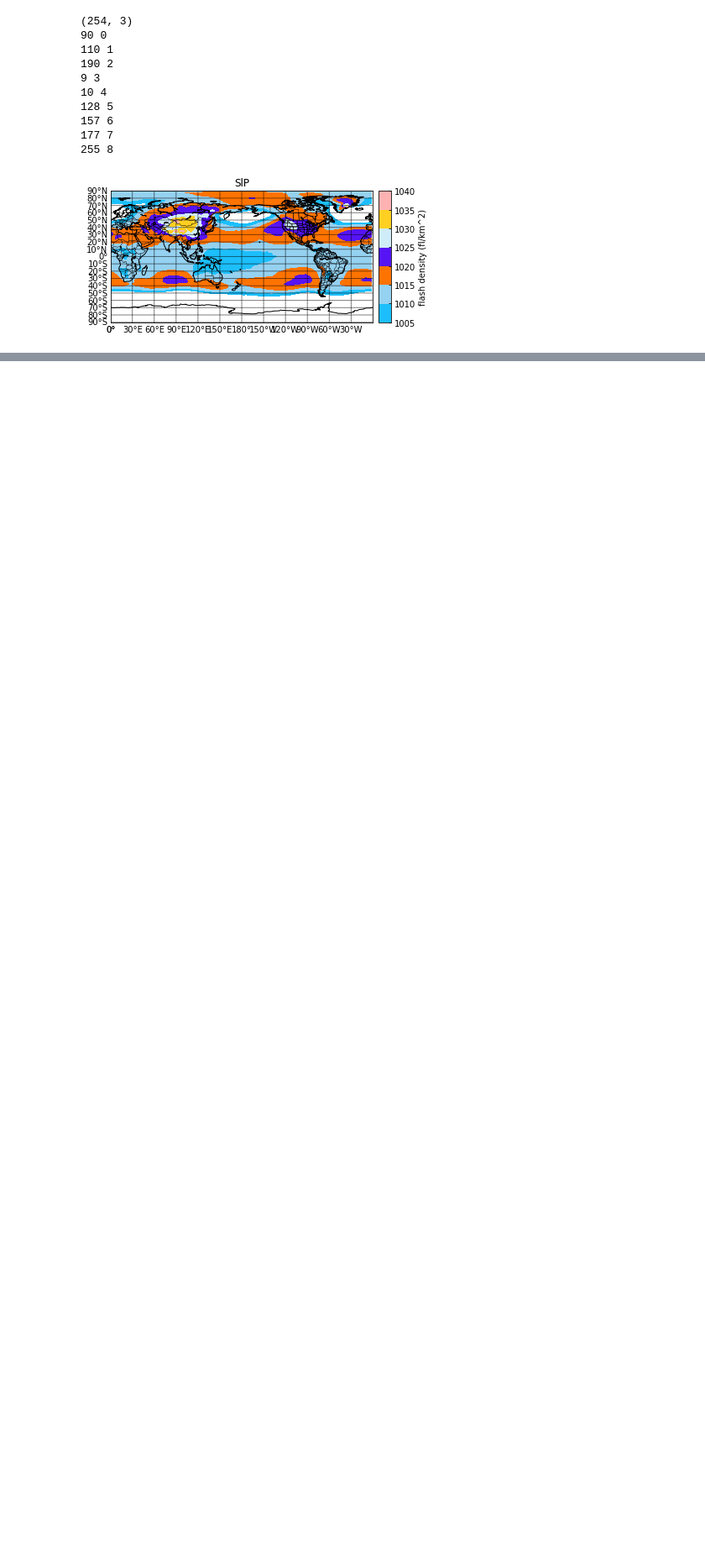
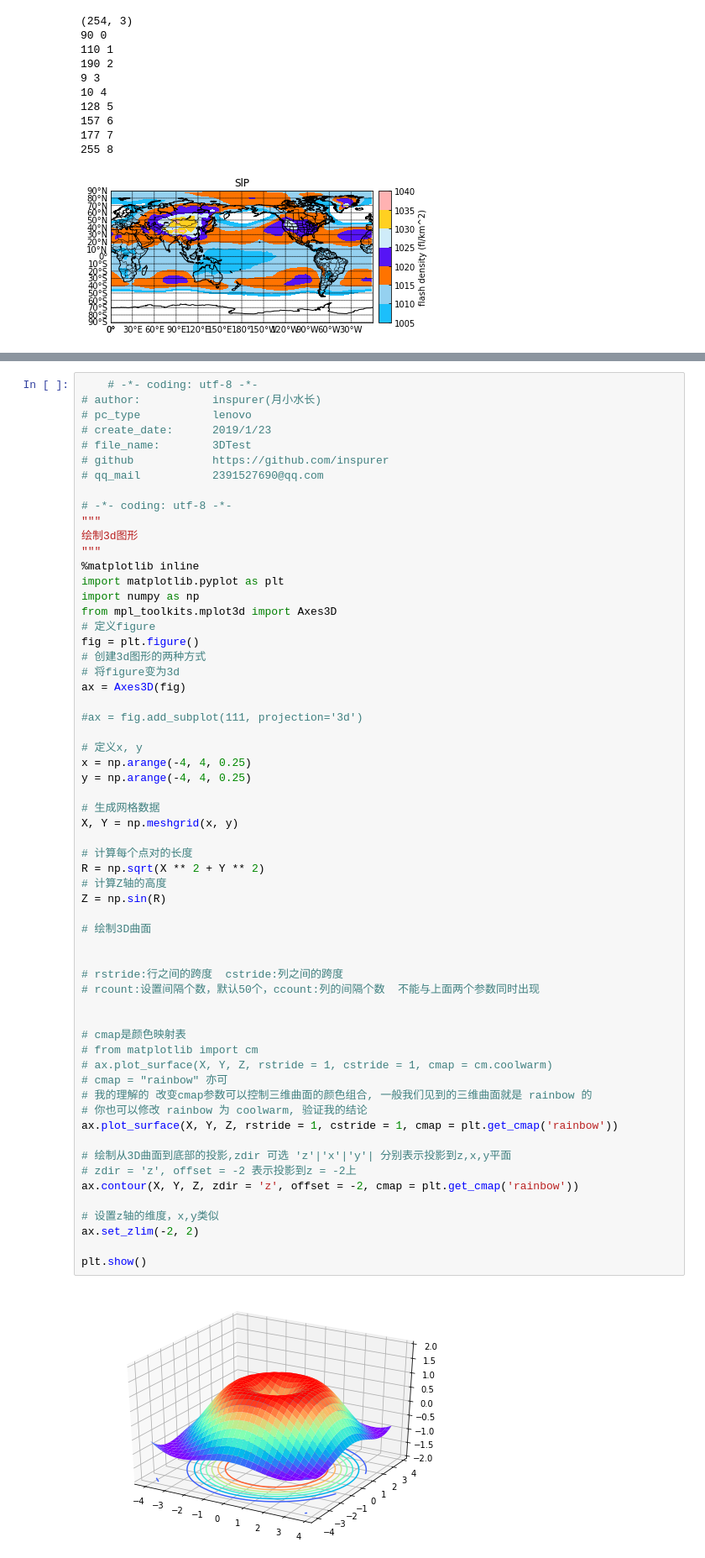
Before and after one commit to liyuan3970/study_demo, a Jupyter notebook: met_plot/Basemap/Basemap.ipynb, the cells around one changed output, grey strips where cells are left out. Shown at 84% size. Saved outputs shown, nothing was run; the diff lists cells and outputs as text; blank space fills up the shorter version.

```diff
--- a/met_plot/Basemap/Basemap.ipynb
+++ b/met_plot/Basemap/Basemap.ipynb
@@ -575,0 +578,62 @@ plt.show()
+# %%
+	# -*- coding: utf-8 -*-
+# author:           inspurer(月小水长)
+# pc_type           lenovo
+# create_date:      2019/1/23
+# file_name:        3DTest
+# github            https://github.com/inspurer
+# qq_mail           2391527690@qq.com
+
+# -*- coding: utf-8 -*-
+"""
+绘制3d图形
+"""
+%matplotlib inline
+import matplotlib.pyplot as plt
+import numpy as np
+from mpl_toolkits.mplot3d import Axes3D
+# 定义figure
+fig = plt.figure()
+# 创建3d图形的两种方式
+# 将figure变为3d
+ax = Axes3D(fig)
+
+#ax = fig.add_subplot(111, projection='3d')
+
+# 定义x, y
+x = np.arange(-4, 4, 0.25)
+y = np.arange(-4, 4, 0.25)
+
+# 生成网格数据
+X, Y = np.meshgrid(x, y)
+
+# 计算每个点对的长度
+R = np.sqrt(X ** 2 + Y ** 2)
+# 计算Z轴的高度
+Z = np.sin(R)
+
+# 绘制3D曲面
+
+
+# rstride:行之间的跨度  cstride:列之间的跨度
+# rcount:设置间隔个数，默认50个，ccount:列的间隔个数  不能与上面两个参数同时出现
+
+
+# cmap是颜色映射表
+# from matplotlib import cm
+# ax.plot_surface(X, Y, Z, rstride = 1, cstride = 1, cmap = cm.coolwarm)
+# cmap = "rainbow" 亦可
+# 我的理解的 改变cmap参数可以控制三维曲面的颜色组合, 一般我们见到的三维曲面就是 rainbow 的
+# 你也可以修改 rainbow 为 coolwarm, 验证我的结论
+ax.plot_surface(X, Y, Z, rstride = 1, cstride = 1, cmap = plt.get_cmap('rainbow'))
+
+# 绘制从3D曲面到底部的投影,zdir 可选 'z'|'x'|'y'| 分别表示投影到z,x,y平面
+# zdir = 'z', offset = -2 表示投影到z = -2上
+ax.contour(X, Y, Z, zdir = 'z', offset = -2, cmap = plt.get_cmap('rainbow'))
+
+# 设置z轴的维度，x,y类似
+ax.set_zlim(-2, 2)
+
+plt.show()
+# %% [output]
+[figure, added]
```
Also changed, not shown: parts of 1 cell of this notebook.
